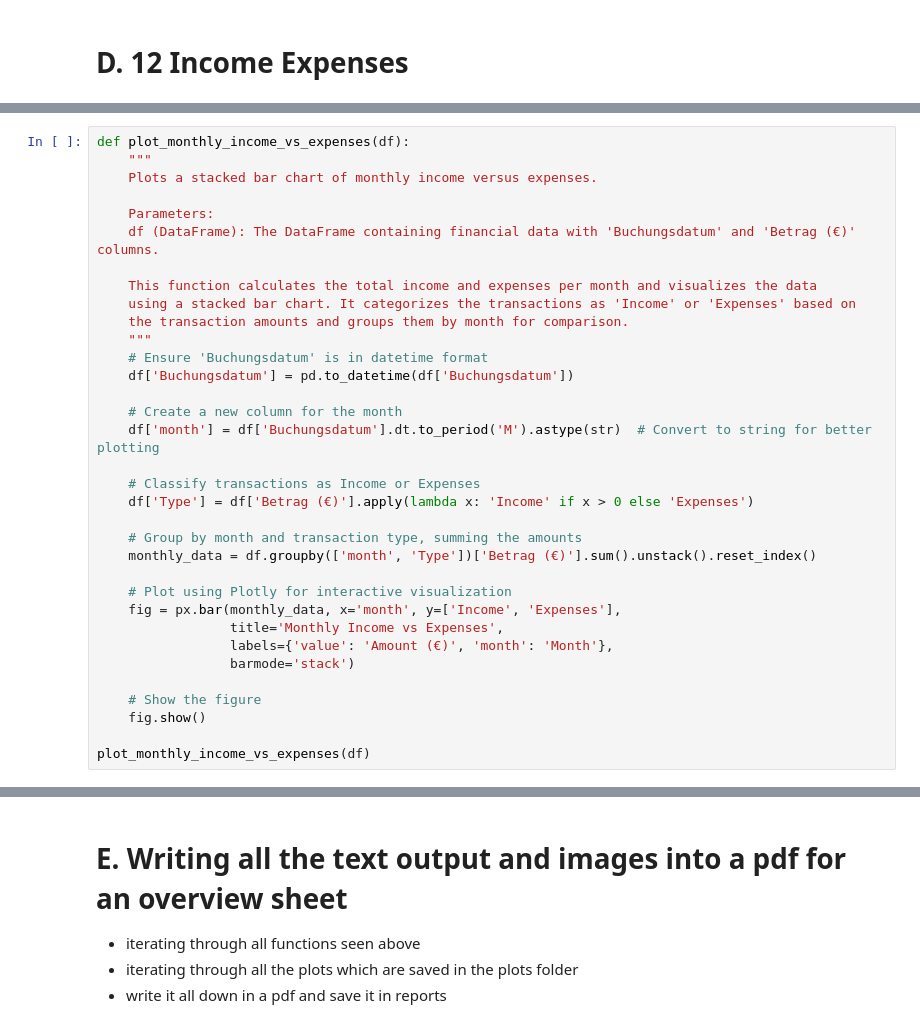
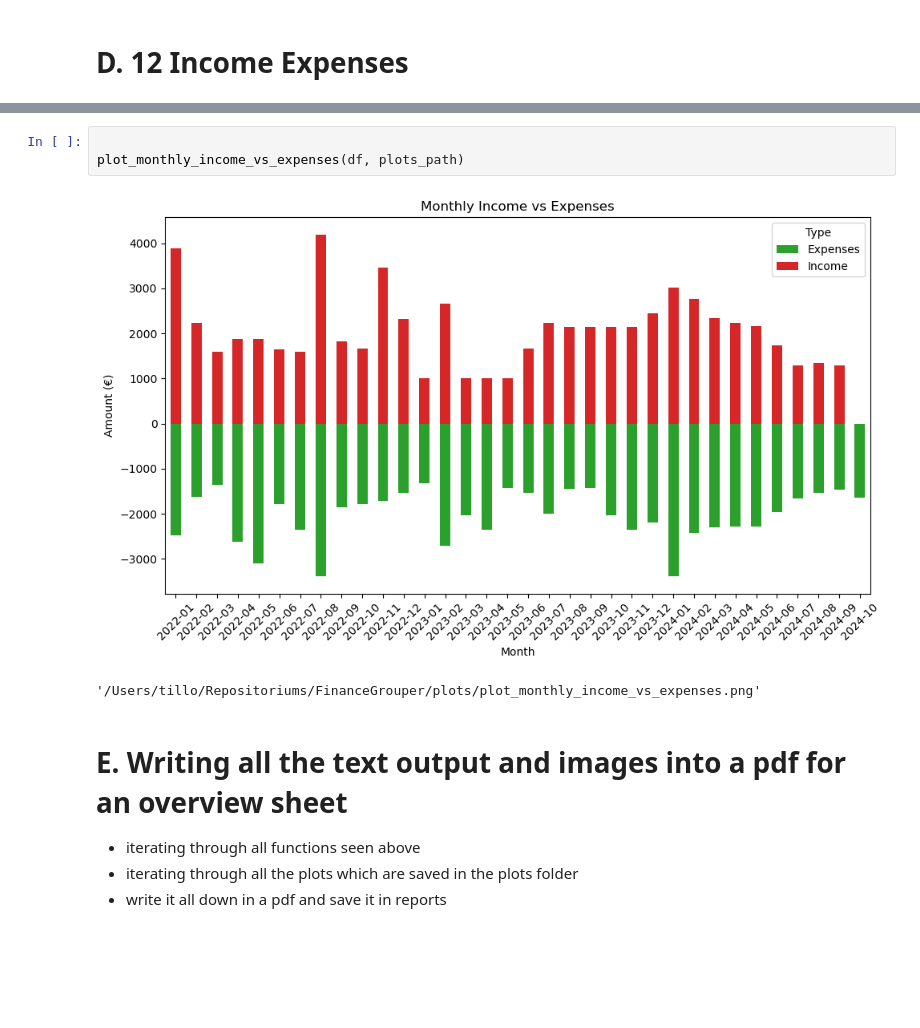
Before and after one commit to TilloStralka/FinanceGrouper, a Jupyter notebook: notebooks/FinanceTool.ipynb, the cells around one changed output, grey strips where cells are left out. Saved outputs shown, nothing was run; the diff lists cells and outputs as text; blank space fills up the shorter version.

Commit message:
Updated and working report function

```diff
--- a/notebooks/FinanceTool.ipynb
+++ b/notebooks/FinanceTool.ipynb
@@ -519,34 +391,0 @@ plot_transaction_distribution(df)
-# %%
-def plot_monthly_income_vs_expenses(df):
-    """
-    Plots a stacked bar chart of monthly income versus expenses.
-
-    Parameters:
-    df (DataFrame): The DataFrame containing financial data with 'Buchungsdatum' and 'Betrag (€)' columns.
-
-    This function calculates the total income and expenses per month and visualizes the data
-    using a stacked bar chart. It categorizes the transactions as 'Income' or 'Expenses' based on
-    the transaction amounts and groups them by month for comparison.
-    """
-    # Ensure 'Buchungsdatum' is in datetime format
-    df['Buchungsdatum'] = pd.to_datetime(df['Buchungsdatum'])
-
-    # Create a new column for the month
-    df['month'] = df['Buchungsdatum'].dt.to_period('M').astype(str)  # Convert to string for better plotting
-
-    # Classify transactions as Income or Expenses
-    df['Type'] = df['Betrag (€)'].apply(lambda x: 'Income' if x > 0 else 'Expenses')
-
-    # Group by month and transaction type, summing the amounts
-    monthly_data = df.groupby(['month', 'Type'])['Betrag (€)'].sum().unstack().reset_index()
-
-    # Plot using Plotly for interactive visualization
-    fig = px.bar(monthly_data, x='month', y=['Income', 'Expenses'],
-                 title='Monthly Income vs Expenses',
-                 labels={'value': 'Amount (€)', 'month': 'Month'},
-                 barmode='stack')
-
-    # Show the figure
-    fig.show()
-
-plot_monthly_income_vs_expenses(df)
@@ -553,3 +421,9 @@ plot_monthly_income_vs_expenses(df)
+# %%
+
+plot_monthly_income_vs_expenses(df, plots_path)
+# %% [output]
+[figure, added]
+'/Users/tillo/Repositoriums/FinanceGrouper/plots/plot_monthly_income_vs_expenses.png'
 # %% [markdown]
 # E. Writing all the text output and images into a pdf for an overview sheet
 - iterating through all functions seen above
```
Also changed, not shown: parts of 50 cells of this notebook, 15 other files.
